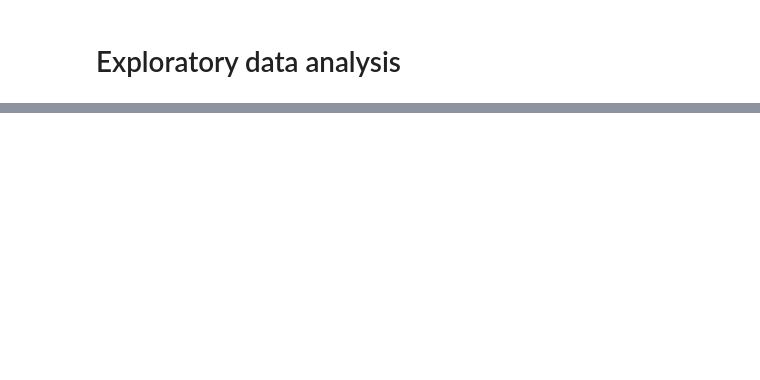
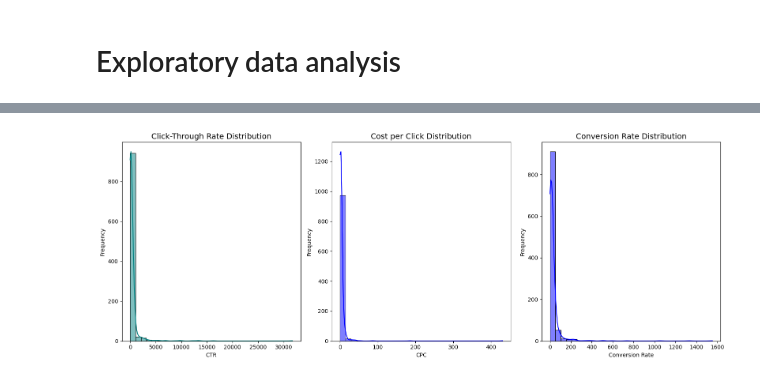
Before and after one commit to G-Bielokozowicz/Advertising-Campaign-Performance-Analysis, a Jupyter notebook: main.ipynb, the cells around one changed output, grey strips where cells are left out. Drawn from its saved outputs; the diff is of its cells as text; code cells hidden in the pictures; blank space fills up the shorter version.

```diff
--- a/main.ipynb
+++ b/main.ipynb
@@ -76,0 +218,51 @@ df.describe()
+# %%
+#CTR (Click-Through Rate) – (Clicks / Budget) * 100
+#CPC (Cost Per Click) – (Budget / Clicks)
+#Conversion_Rate – (Conversions / Clicks) * 100
+
+
+# Clicks and conversion histograms
+
+# Distribution charts for budget and duration
+plt.figure(figsize=(16,6))
+plt.subplot(1,3,1)
+sns.histplot(
+    df['CTR'],
+    kde=True,
+    bins=30,
+    color='teal'
+)
+plt.title("Click-Through Rate Distribution",size=14)
+plt.xlabel('CTR')
+plt.ylabel('Frequency')
+
+plt.subplot(1,3,2)
+sns.histplot(
+    df['CPC'],
+    kde=True,
+    bins=30,
+    color='blue'
+)
+plt.title("Cost per Click Distribution",size=14)
+plt.xlabel('CPC')
+plt.ylabel('Frequency')
+
+
+
+
+plt.subplot(1,3,3)
+sns.histplot(
+    df['Conversion_Rate'],
+    kde=True,
+    bins=30,
+    color='blue'
+)
+plt.title("Conversion Rate Distribution",size=14)
+plt.xlabel('Conversion Rate')
+plt.ylabel('Frequency')
+
+
+plt.tight_layout()
+plt.show()
+# %% [output]
+[figure, added]
```
Also changed, not shown: parts of 5 cells of this notebook.
